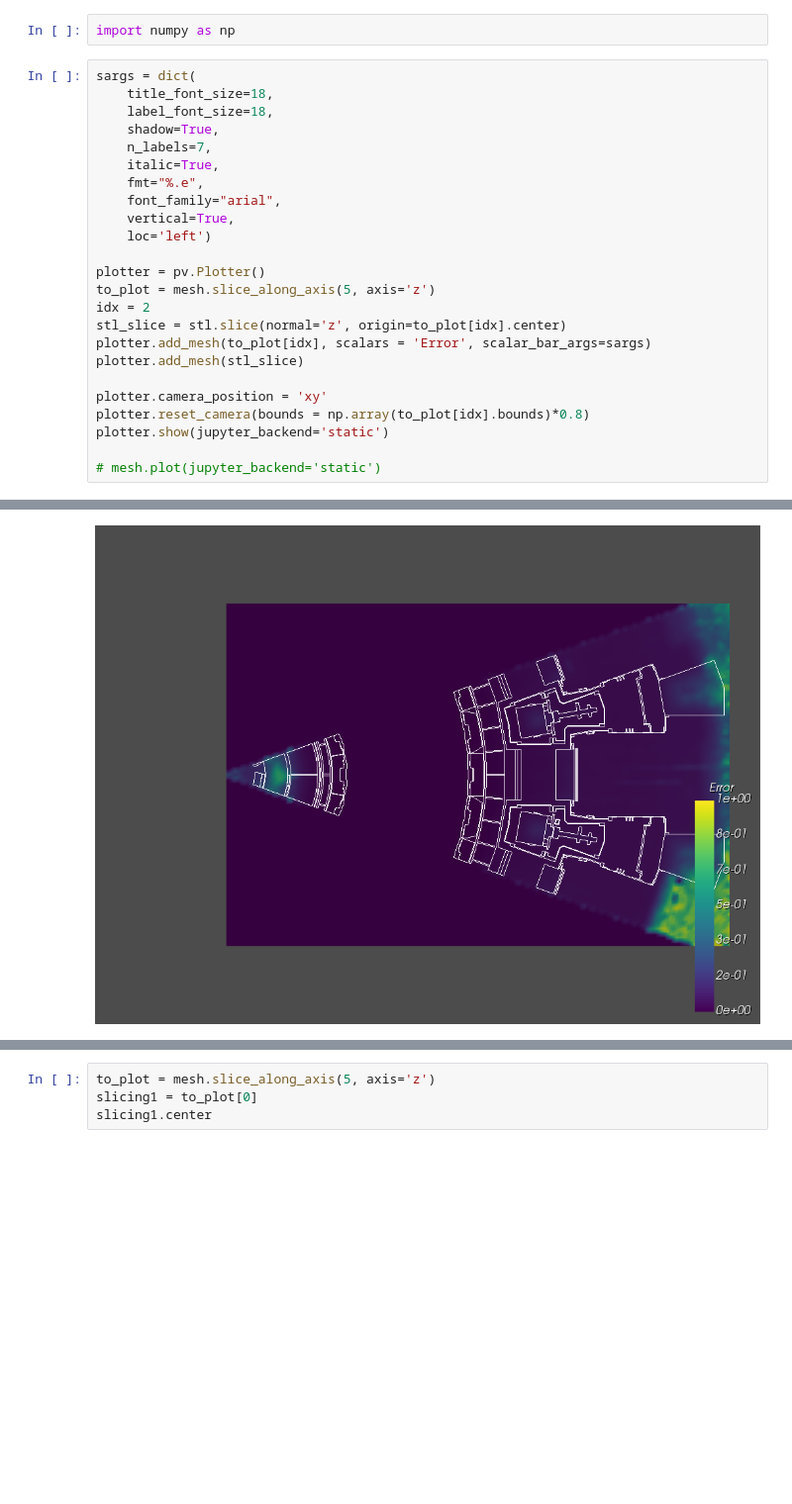
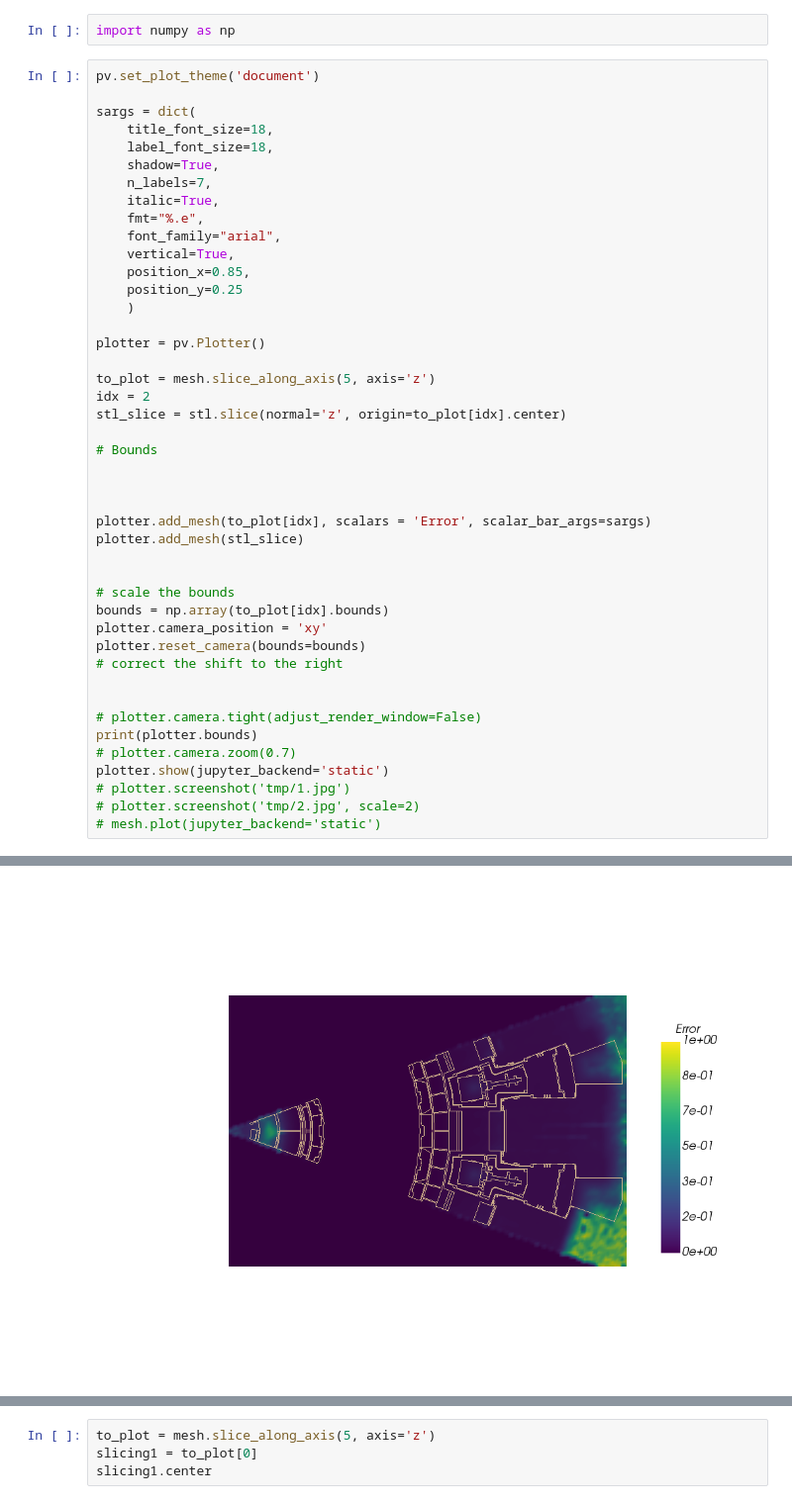
Before and after one commit to Fusion4Energy/F4Enix, a Jupyter notebook: examples/atlas/atlas.ipynb, the cells around one changed output, grey strips where cells are left out. Shown at 99% size. Drawn from its saved outputs; the diff is of its cells as text; blank space fills up the shorter version.

```diff
--- a/examples/atlas/atlas.ipynb
+++ b/examples/atlas/atlas.ipynb
@@ -6,6 +6,8 @@ stl = pv.read('clite1_cm+TCP_C-Model+UpdatedTopShield.stl')
 # %%
 import numpy as np
 # %%
+pv.set_plot_theme('document')
+
 sargs = dict(
     title_font_size=18,
     label_font_size=18,
@@ -15,18 +17,36 @@ sargs = dict(
     fmt="%.e",
     font_family="arial",
     vertical=True,
-    loc='left')
+    position_x=0.85,
+    position_y=0.25
+    )
 
 plotter = pv.Plotter()
+
 to_plot = mesh.slice_along_axis(5, axis='z')
 idx = 2
 stl_slice = stl.slice(normal='z', origin=to_plot[idx].center)
+
+# Bounds
+
+
+
 plotter.add_mesh(to_plot[idx], scalars = 'Error', scalar_bar_args=sargs)
 plotter.add_mesh(stl_slice)
 
+
+# scale the bounds
+bounds = np.array(to_plot[idx].bounds)
 plotter.camera_position = 'xy'
-plotter.reset_camera(bounds = np.array(to_plot[idx].bounds)*0.8)
+plotter.reset_camera(bounds=bounds)
+# correct the shift to the right
+
+
+# plotter.camera.tight(adjust_render_window=False)
+print(plotter.bounds)
+# plotter.camera.zoom(0.7)
 plotter.show(jupyter_backend='static')
-
+# plotter.screenshot('tmp/1.jpg')
+# plotter.screenshot('tmp/2.jpg', scale=2)
 # mesh.plot(jupyter_backend='static')
 # %% [output]
@@ -33 +54 @@ plotter.show(jupyter_backend='static')
-[figure, old version]
+[figure, new version]
```
Also changed, not shown: parts of 3 cells of this notebook, 2 other files.
